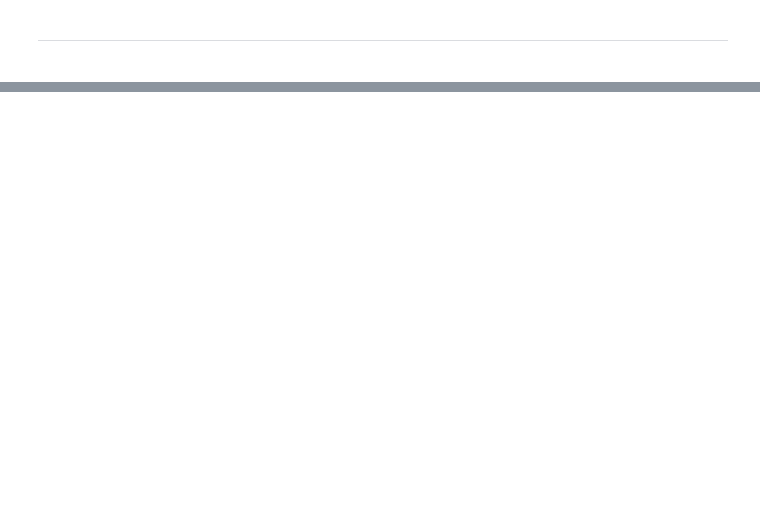
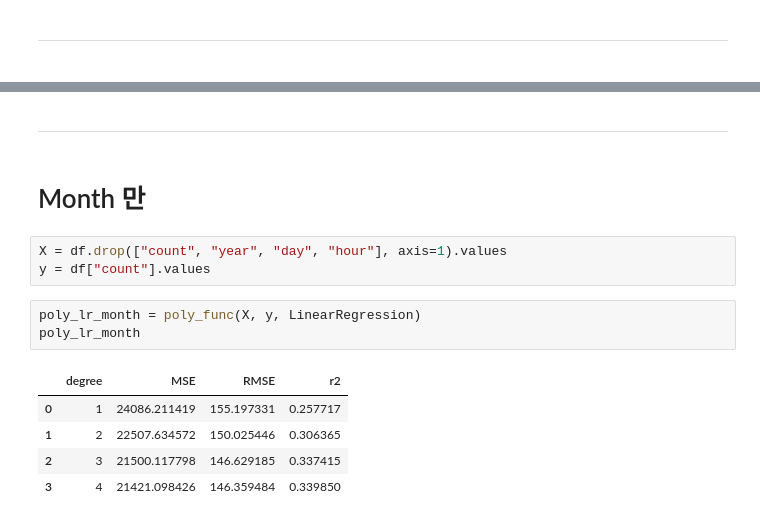
Before and after one commit to Clear-head/hipython_repo, a Jupyter notebook: BikeSharingDemand.ipynb, the cells around one changed output, grey strips where cells are left out. Drawn from its saved outputs; the diff is of its cells as text; blank space fills up the shorter version.

```diff
--- a/BikeSharingDemand.ipynb
+++ b/BikeSharingDemand.ipynb
@@ -338,0 +281,16 @@ Lasso
+# %% [markdown]
+----------------------
+# %% [markdown]
+# Month 만
+# %%
+X = df.drop(["count", "year", "day", "hour"], axis=1).values
+y = df["count"].values
+# %%
+poly_lr_month = poly_func(X, y, LinearRegression)
+poly_lr_month
+# %% [output]
+|  | degree | MSE | RMSE | r2 |
+| 0 | 1 | 24086.211419 | 155.197331 | 0.257717 |
+| 1 | 2 | 22507.634572 | 150.025446 | 0.306365 |
+| 2 | 3 | 21500.117798 | 146.629185 | 0.337415 |
+| 3 | 4 | 21421.098426 | 146.359484 | 0.339850 |
```
Also changed, not shown: parts of 82 cells of this notebook.
